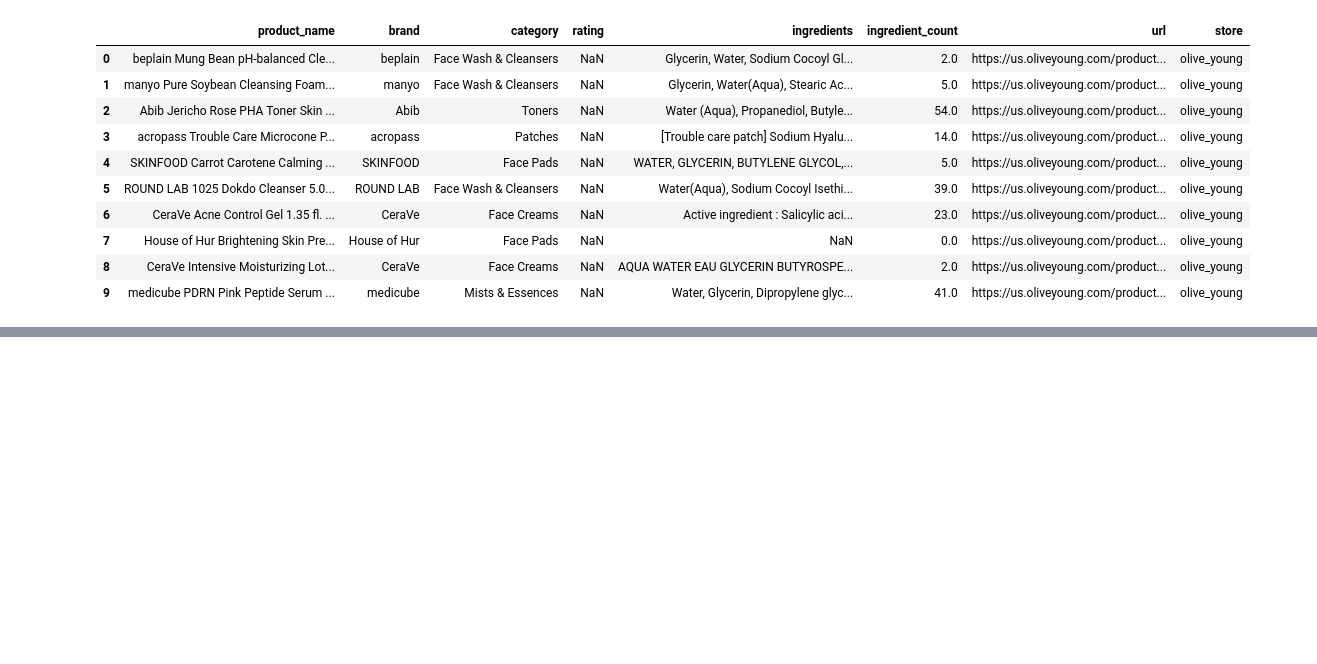
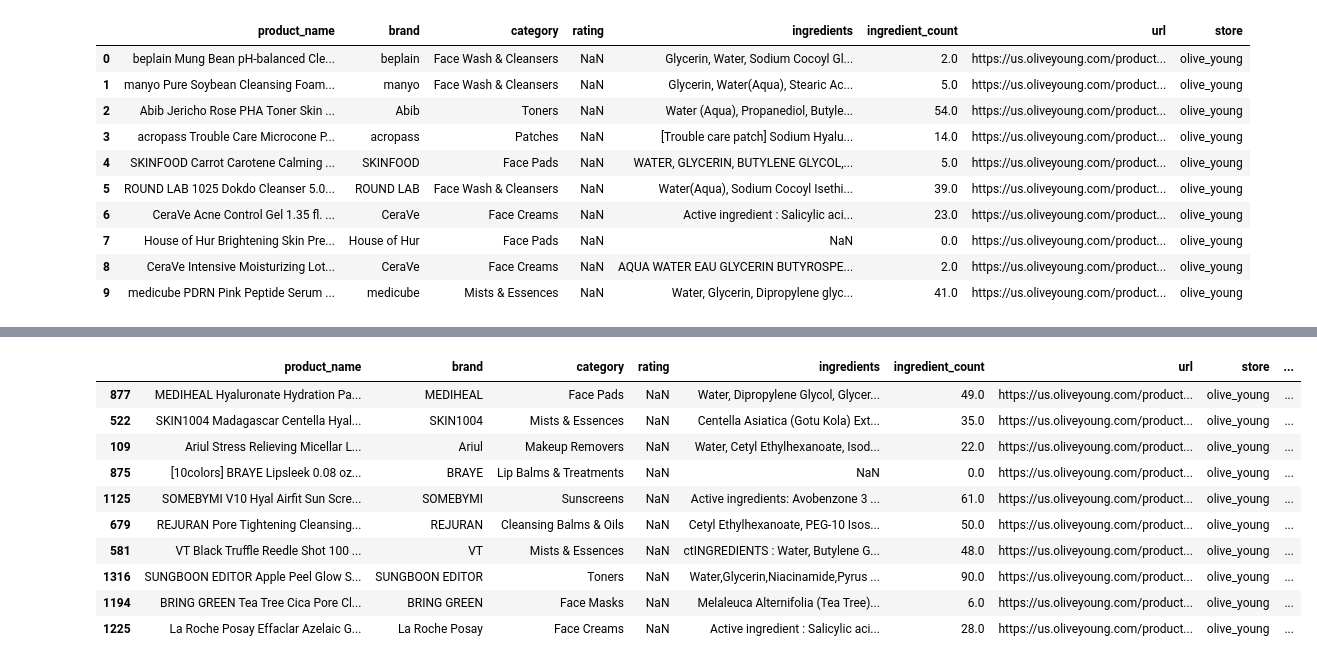
Before and after one commit to dairalmerino/Skinify, a Jupyter notebook: notebooks/04_merge_datasets.ipynb, the cells around one changed output, grey strips where cells are left out. Cells and saved outputs as stored; diff of their text form; code cells hidden in the pictures; blank space fills up the shorter version.

```diff
--- a/notebooks/04_merge_datasets.ipynb
+++ b/notebooks/04_merge_datasets.ipynb
@@ -315,0 +344,14 @@ master.head(10)
+# %%
+master[master['store'] == 'olive_young'].sample(10)
+# %% [output]
+|  | product_name | brand | category | rating | ingredients | ingredient_count | url | store | ... |
+| 877 | MEDIHEAL Hyaluronate Hydration Pa... | MEDIHEAL | Face Pads | NaN | Water, Dipropylene Glycol, Glycer... | 49.0 | https://us.oliveyoung.com/product... | olive_young | ... |
+| 522 | SKIN1004 Madagascar Centella Hyal... | SKIN1004 | Mists & Essences | NaN | Centella Asiatica (Gotu Kola) Ext... | 35.0 | https://us.oliveyoung.com/product... | olive_young | ... |
+| 109 | Ariul Stress Relieving Micellar L... | Ariul | Makeup Removers | NaN | Water, Cetyl Ethylhexanoate, Isod... | 22.0 | https://us.oliveyoung.com/product... | olive_young | ... |
+| 875 | [10colors] BRAYE Lipsleek 0.08 oz... | BRAYE | Lip Balms & Treatments | NaN | NaN | 0.0 | https://us.oliveyoung.com/product... | olive_young | ... |
+| 1125 | SOMEBYMI V10 Hyal Airfit Sun Scre... | SOMEBYMI | Sunscreens | NaN | Active ingredients: Avobenzone 3 ... | 61.0 | https://us.oliveyoung.com/product... | olive_young | ... |
+| 679 | REJURAN Pore Tightening Cleansing... | REJURAN | Cleansing Balms & Oils | NaN | Cetyl Ethylhexanoate, PEG-10 Isos... | 50.0 | https://us.oliveyoung.com/product... | olive_young | ... |
+| 581 | VT Black Truffle Reedle Shot 100 ... | VT | Mists & Essences | NaN | ctINGREDIENTS : Water, Butylene G... | 48.0 | https://us.oliveyoung.com/product... | olive_young | ... |
+| 1316 | SUNGBOON EDITOR Apple Peel Glow S... | SUNGBOON EDITOR | Toners | NaN | Water,Glycerin,Niacinamide,Pyrus ... | 90.0 | https://us.oliveyoung.com/product... | olive_young | ... |
+| 1194 | BRING GREEN Tea Tree Cica Pore Cl... | BRING GREEN | Face Masks | NaN | Melaleuca Alternifolia (Tea Tree)... | 6.0 | https://us.oliveyoung.com/product... | olive_young | ... |
+| 1225 | La Roche Posay Effaclar Azelaic G... | La Roche Posay | Face Creams | NaN | Active ingredient : Salicylic aci... | 28.0 | https://us.oliveyoung.com/product... | olive_young | ... |
```
Also changed, not shown: parts of 4 cells of this notebook.
